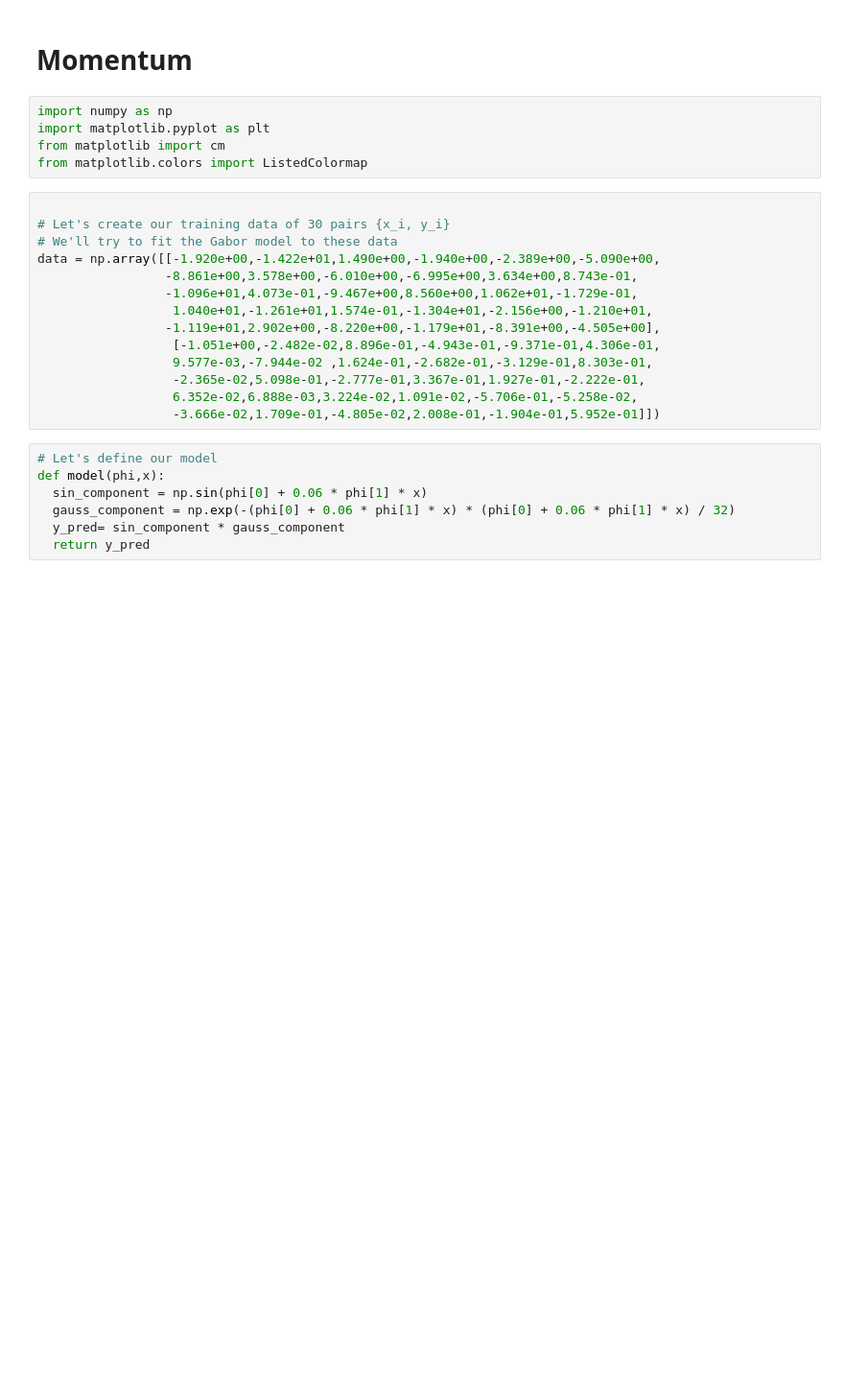
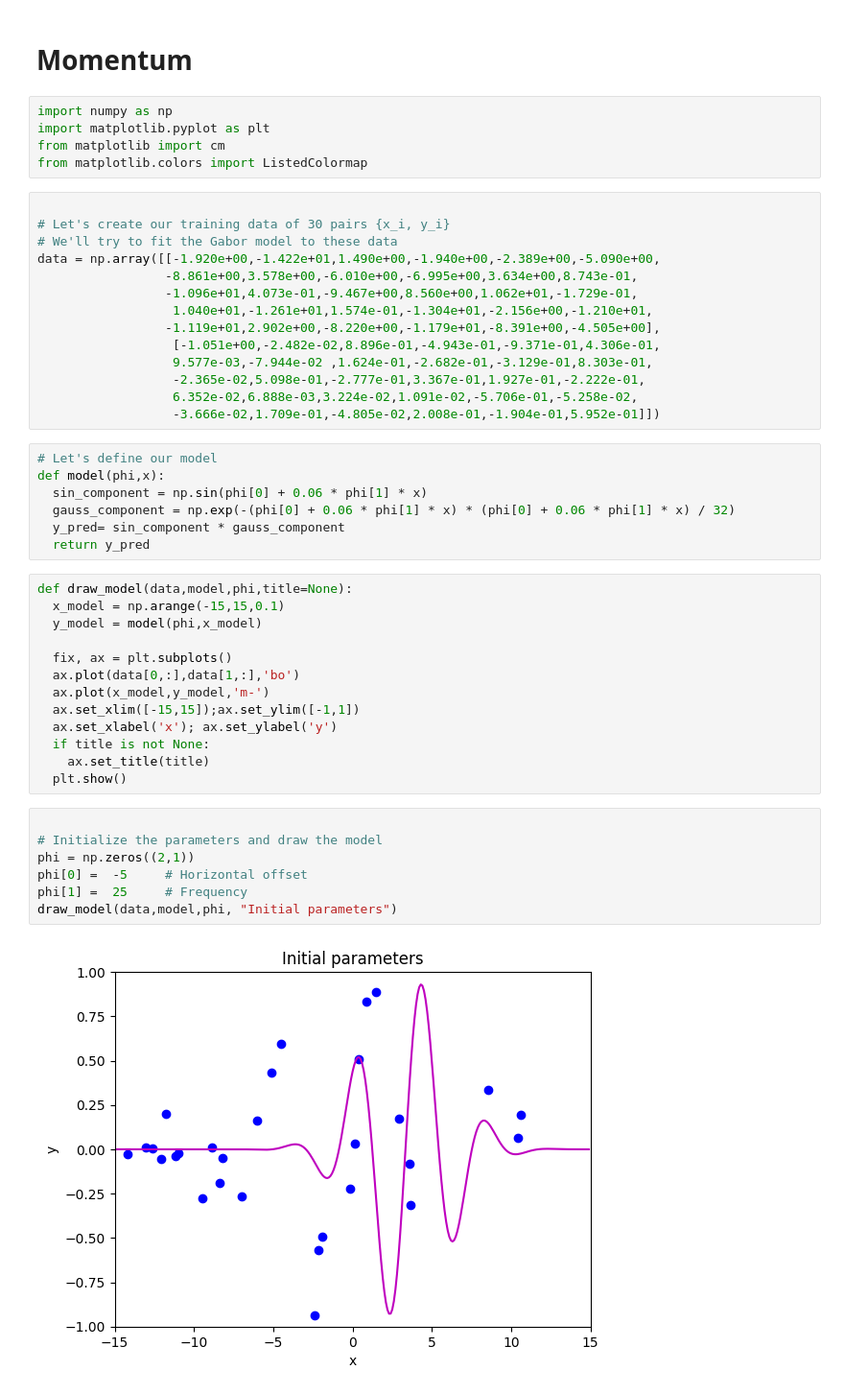
Before and after one commit to Saransh-Basu-01/Understanding-Deep-learning-, a Jupyter notebook: Chapter_6_Fitting_Models_3.ipynb, the cells around one changed output. Shown at 96% size. Cells and saved outputs as stored; diff of their text form; blank space fills up the shorter version.

```diff
--- a/Chapter_6_Fitting_Models_3.ipynb
+++ b/Chapter_6_Fitting_Models_3.ipynb
@@ -28,3 +28,25 @@ def model(phi,x):
   gauss_component = np.exp(-(phi[0] + 0.06 * phi[1] * x) * (phi[0] + 0.06 * phi[1] * x) / 32)
   y_pred= sin_component * gauss_component
   return y_pred
+# %%
+def draw_model(data,model,phi,title=None):
+  x_model = np.arange(-15,15,0.1)
+  y_model = model(phi,x_model)
+
+  fix, ax = plt.subplots()
+  ax.plot(data[0,:],data[1,:],'bo')
+  ax.plot(x_model,y_model,'m-')
+  ax.set_xlim([-15,15]);ax.set_ylim([-1,1])
+  ax.set_xlabel('x'); ax.set_ylabel('y')
+  if title is not None:
+    ax.set_title(title)
+  plt.show()
+# %%
+
+# Initialize the parameters and draw the model
+phi = np.zeros((2,1))
+phi[0] =  -5     # Horizontal offset
+phi[1] =  25     # Frequency
+draw_model(data,model,phi, "Initial parameters")
+# %% [output]
+[figure, added]
```
Also changed, not shown: parts of 4 cells of this notebook.
